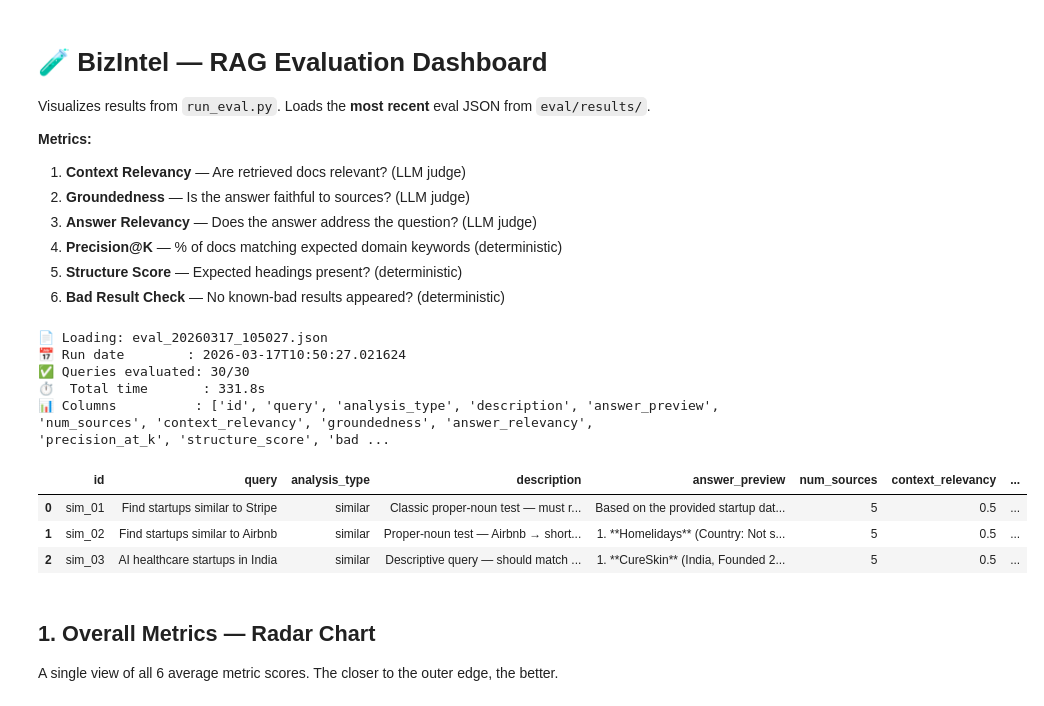
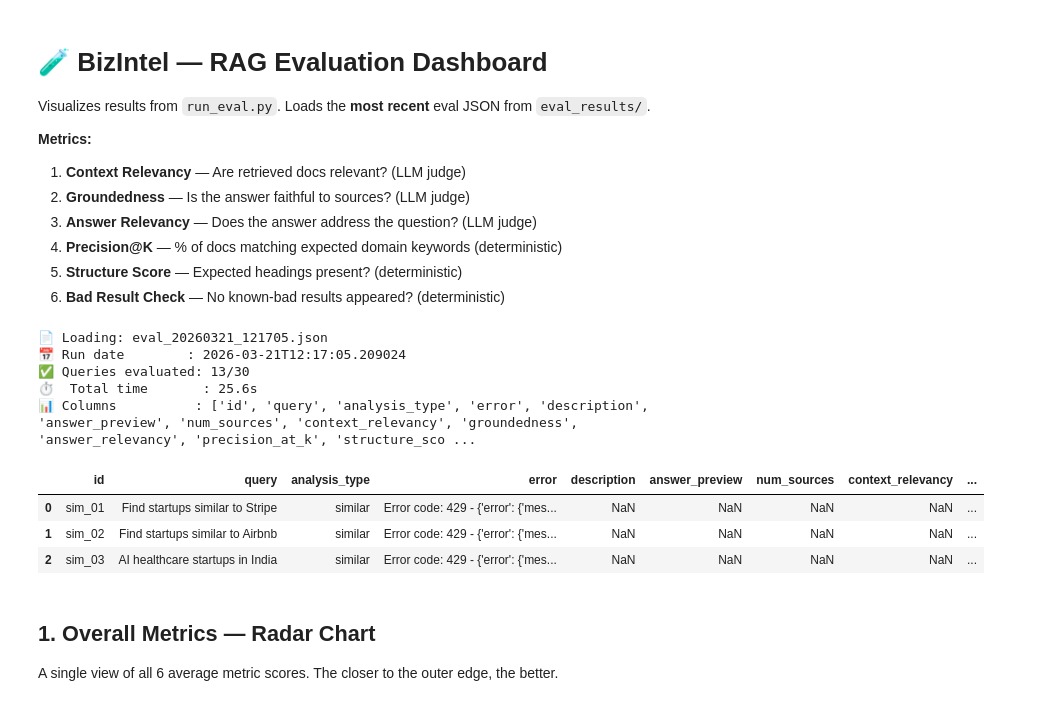
Before and after one commit to InsightfulShubh/BizIntel, a Jupyter notebook: notebooks/eval_visualization.ipynb, the cells around one changed output. Cells and saved outputs as stored; diff of their text form; code cells hidden in the pictures.

```diff
--- a/notebooks/eval_visualization.ipynb
+++ b/notebooks/eval_visualization.ipynb
@@ -1,7 +1,7 @@
 # %% [markdown]
 # 🧪 BizIntel — RAG Evaluation Dashboard
 
-Visualizes results from `run_eval.py`. Loads the **most recent** eval JSON from `eval/results/`.
+Visualizes results from `run_eval.py`. Loads the **most recent** eval JSON from `eval_results/`.
 
 **Metrics:**
 1. **Context Relevancy** — Are retrieved docs relevant? (LLM judge)
@@ -16,45 +16,45 @@ import pandas as pd
 import numpy as np
 import matplotlib.pyplot as plt
 from pathlib import Path
 
 plt.style.use("seaborn-v0_8-whitegrid")
 plt.rcParams["figure.figsize"] = (12, 5)
 plt.rcParams["font.size"] = 11
 
 # ── Load the most recent eval results ──
-# Notebook lives in notebooks/ → results are at ../eval/results
-results_dir = Path("../eval/results")
+# Notebook lives in notebooks/ → results are at ../eval_results
+results_dir = Path("../eval_results")
 json_files = sorted(results_dir.glob("eval_*.json"), reverse=True)
 
 if not json_files:
-    raise FileNotFoundError("No eval results found. Run: uv run python eval/run_eval.py")
+    raise FileNotFoundError("No eval results found. Run: uv run python -m bizintel.evaluation.run_eval")
 
 latest = json_files[0]
 print(f"📄 Loading: {latest.name}")
 
 with open(latest, "r", encoding="utf-8") as f:
     data = json.load(f)
 
 summary = data["summary"]
 results = data["results"]          # list of per-query dicts
 df = pd.DataFrame(results)
 
 # Display basic info
 print(f"📅 Run date        : {summary['run_date']}")
 print(f"✅ Queries evaluated: {summary['successful']}/{summary['total_queries']}")
 print(f"⏱️  Total time       : {summary['total_time_seconds']:.1f}s")
 print(f"📊 Columns          : {list(df.columns)}")
 df.head(3)
 # %% [output]
-📄 Loading: eval_20260317_105027.json
-📅 Run date        : 2026-03-17T10:50:27.021624
-✅ Queries evaluated: 30/30
-⏱️  Total time       : 331.8s
-📊 Columns          : ['id', 'query', 'analysis_type', 'description', 'answer_preview', 'num_sources', 'context_relevancy', 'groundedness', 'answer_relevancy', 'precision_at_k', 'structure_score', 'bad ...
+📄 Loading: eval_20260321_121705.json
+📅 Run date        : 2026-03-21T12:17:05.209024
+✅ Queries evaluated: 13/30
+⏱️  Total time       : 25.6s
+📊 Columns          : ['id', 'query', 'analysis_type', 'error', 'description', 'answer_preview', 'num_sources', 'context_relevancy', 'groundedness', 'answer_relevancy', 'precision_at_k', 'structure_sco ...
-|  | id | query | analysis_type | description | answer_preview | num_sources | context_relevancy | ... |
-| 0 | sim_01 | Find startups similar to Stripe | similar | Classic proper-noun test — must r... | Based on the provided startup dat... | 5 | 0.5 | ... |
-| 1 | sim_02 | Find startups similar to Airbnb | similar | Proper-noun test — Airbnb → short... | 1. **Homelidays** (Country: Not s... | 5 | 0.5 | ... |
-| 2 | sim_03 | AI healthcare startups in India | similar | Descriptive query — should match ... | 1. **CureSkin** (India, Founded 2... | 5 | 0.5 | ... |
+|  | id | query | analysis_type | error | description | answer_preview | num_sources | context_relevancy | ... |
+| 0 | sim_01 | Find startups similar to Stripe | similar | Error code: 429 - {'error': {'mes... | NaN | NaN | NaN | NaN | ... |
+| 1 | sim_02 | Find startups similar to Airbnb | similar | Error code: 429 - {'error': {'mes... | NaN | NaN | NaN | NaN | ... |
+| 2 | sim_03 | AI healthcare startups in India | similar | Error code: 429 - {'error': {'mes... | NaN | NaN | NaN | NaN | ... |
 # %% [markdown]
 ## 1. Overall Metrics — Radar Chart
 
```
Also changed, not shown: parts of 7 cells of this notebook, 34 other files.
